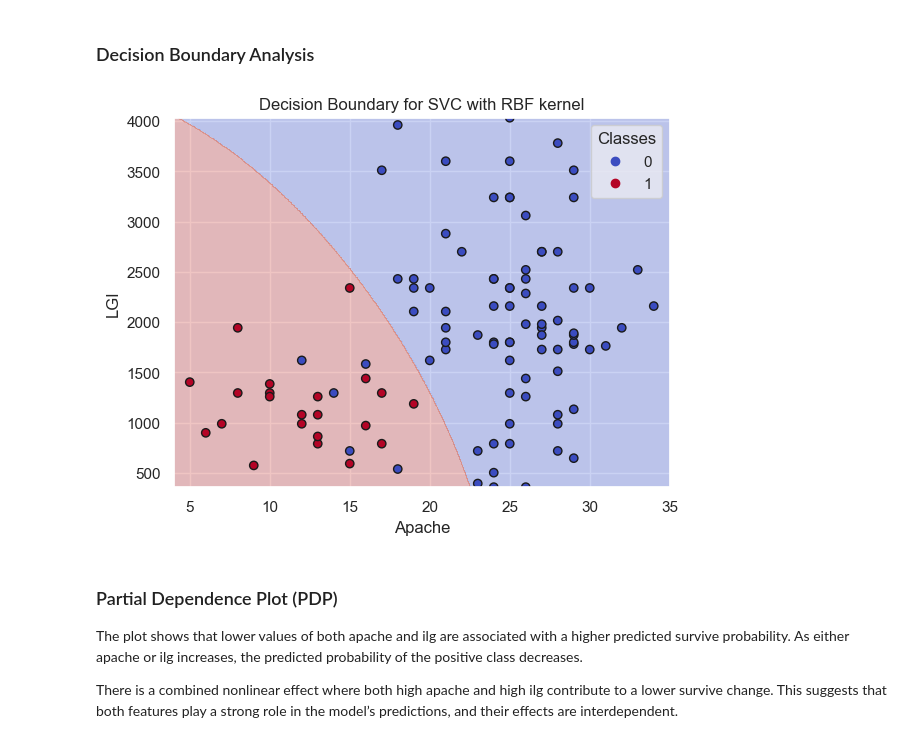
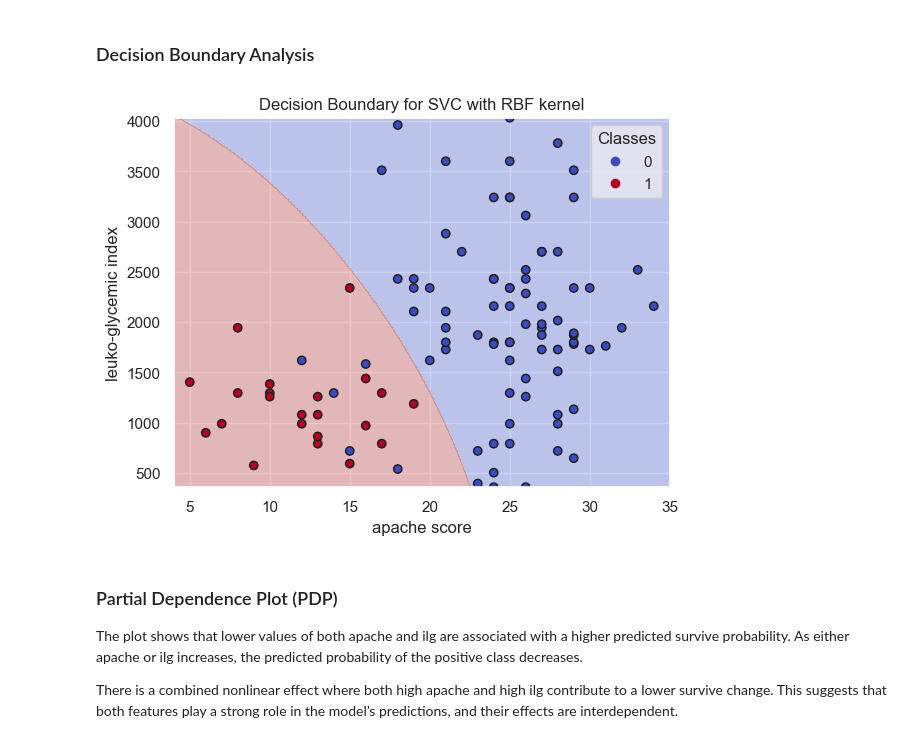
Before and after one commit to serize02/leuko-ml, a Jupyter notebook: notebooks/02_svc_analysis.ipynb, the cells around one changed output. Cells and saved outputs as stored; diff of their text form; code cells hidden in the pictures.

```diff
--- a/notebooks/02_svc_analysis.ipynb
+++ b/notebooks/02_svc_analysis.ipynb
@@ -17,30 +20,30 @@ with open('models/svc.pkl', 'rb') as file:
 # %%
 data = pd.read_csv('data/selected/data.csv')
 # %%
-X, y = data.drop('estado al egreso', axis=1), data['estado al egreso']
+X, y = data.drop('discharge_status', axis=1), data['discharge_status']
 # %% [markdown]
 ### Decision Boundary Analysis
 # %%
 x_min, x_max = X.iloc[:, 0].min() - 1, X.iloc[:, 0].max() + 1
 y_min, y_max = X.iloc[:, 1].min() - 1, X.iloc[:, 1].max() + 1
 
 xx, yy = np.meshgrid(np.linspace(x_min, x_max, 500),
                      np.linspace(y_min, y_max, 500))
 
 Z = svc.predict(np.c_[xx.ravel(), yy.ravel()])
 Z = Z.reshape(xx.shape)
 
 plt.contourf(xx, yy, Z, alpha=0.3, cmap=plt.cm.coolwarm)
 
 scatter = plt.scatter(X.iloc[:, 0], X.iloc[:, 1], c=y, cmap=plt.cm.coolwarm, edgecolor='k')
 
-plt.xlabel('Apache')
-plt.ylabel('LGI')
+plt.xlabel('apache score')
+plt.ylabel('leuko-glycemic index')
 plt.title('Decision Boundary for SVC with RBF kernel')
 plt.legend(*scatter.legend_elements(), title="Classes")
 plt.show()
 # %% [output]
-[figure, old version]
+[figure, new version]
 # %% [markdown]
 ### Partial Dependence Plot (PDP)
 
```
Also changed, not shown: parts of 2 cells of this notebook, 7 other files.
